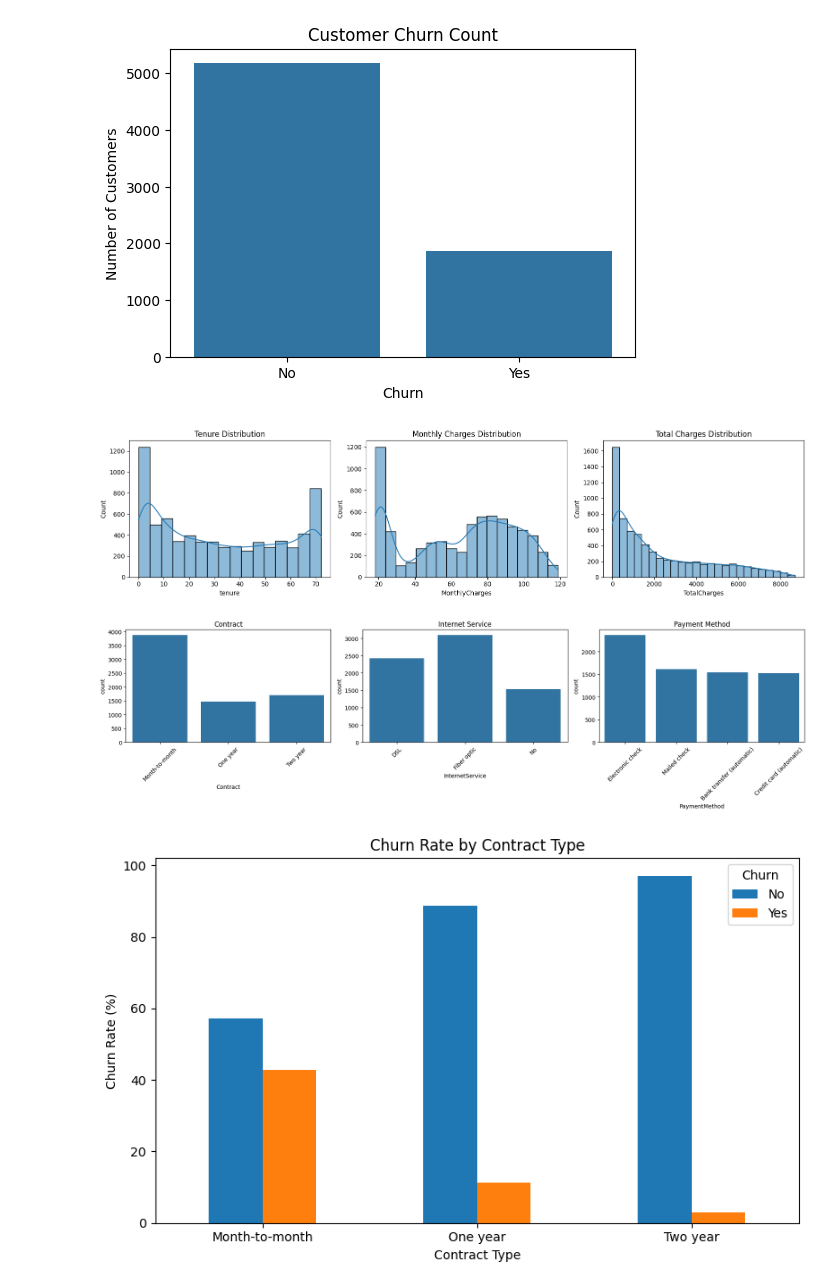
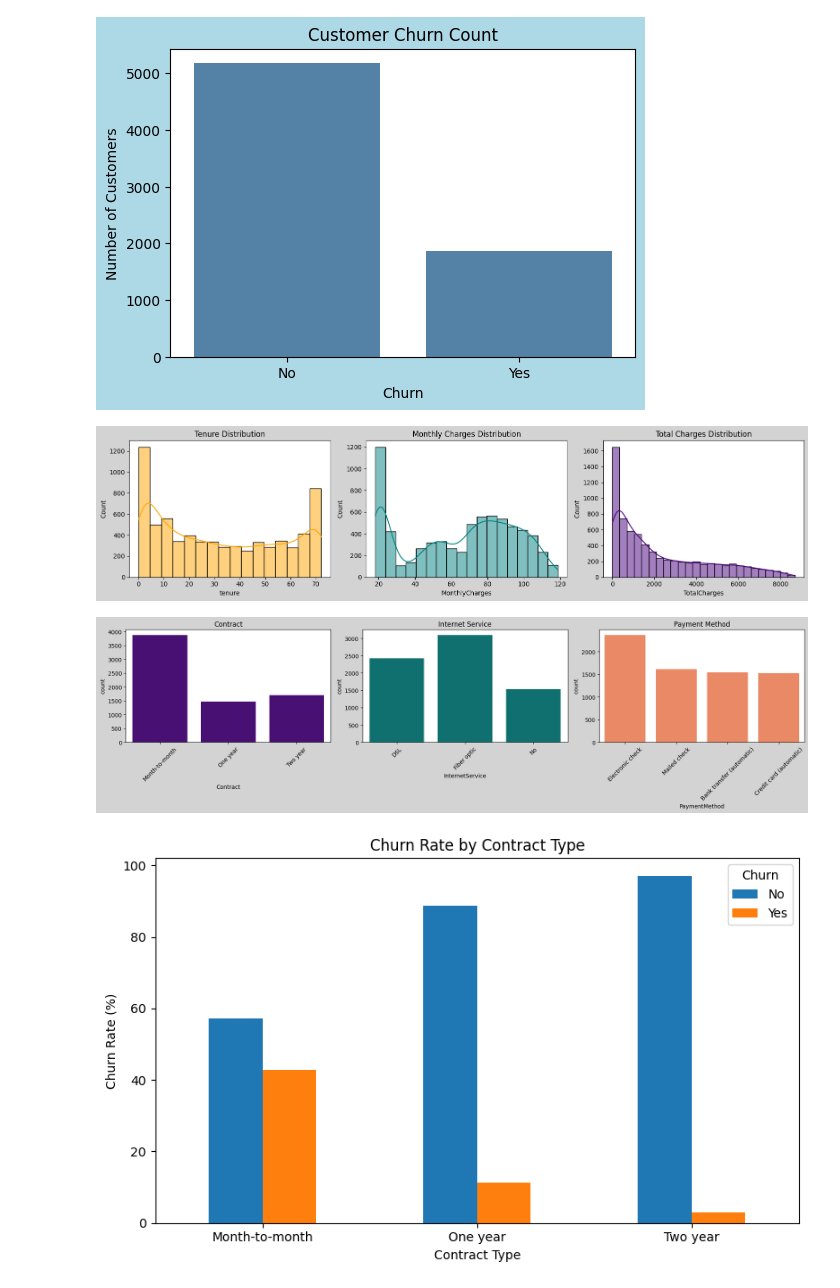
Before and after one commit to zalarahul973-design/Supervised-Learning-practical_Exam-Customer-Churn-Prediction-Multi-Algorithm-Classification-Showdown, a Jupyter notebook: practical.ipynb, the cells around one changed output. Cells and saved outputs as stored; diff of their text form; code cells hidden in the pictures.

```diff
--- a/practical.ipynb
+++ b/practical.ipynb
@@ -91,51 +92,53 @@ Name: proportion, dtype: float64
 # 2.2 Univariate Analysis
 
 # Target variable - Churn
-plt.figure(figsize=(6,4))
-sns.countplot(data=df, x="Churn")
+plt.figure(figsize=(6,4), facecolor="lightblue")
+
+sns.countplot(data=df, x="Churn", color="steelblue")
+
 plt.title("Customer Churn Count")
 plt.xlabel("Churn")
 plt.ylabel("Number of Customers")
 plt.show()
 
 
 # Histograms
-fig, axes = plt.subplots(1, 3, figsize=(16,4))
+fig, axes = plt.subplots(1, 3, figsize=(16,4),facecolor="lightgrey")
 
-sns.histplot(df["tenure"], kde=True, ax=axes[0])
+sns.histplot(df["tenure"], kde=True, ax=axes[0],color="orange")
 axes[0].set_title("Tenure Distribution")
 
-sns.histplot(df["MonthlyCharges"], kde=True, ax=axes[1])
+sns.histplot(df["MonthlyCharges"], kde=True, ax=axes[1],color="Teal")
 axes[1].set_title("Monthly Charges Distribution")
 
-sns.histplot(df["TotalCharges"], kde=True, ax=axes[2])
+sns.histplot(df["TotalCharges"], kde=True, ax=axes[2],color="Indigo")
 axes[2].set_title("Total Charges Distribution")
 
 plt.tight_layout()
 plt.show()
 
 
 # Countplots for categorical features
-fig, axes = plt.subplots(1, 3, figsize=(18,5))
+fig, axes = plt.subplots(1, 3, figsize=(18,5),facecolor="lightgrey")
 
-sns.countplot(data=df, x="Contract", ax=axes[0])
+sns.countplot(data=df, x="Contract", ax=axes[0],color="Indigo")
 axes[0].set_title("Contract")
 
-sns.countplot(data=df, x="InternetService", ax=axes[1])
+sns.countplot(data=df, x="InternetService", ax=axes[1],color="teal")
 axes[1].set_title("Internet Service")
 
-sns.countplot(data=df, x="PaymentMethod", ax=axes[2])
+sns.countplot(data=df, x="PaymentMethod", ax=axes[2],color="coral")
 axes[2].set_title("Payment Method")
 
 for ax in axes:
     ax.tick_params(axis="x", rotation=45)
 
 plt.tight_layout()
 plt.show()
 # %% [output]
-[figure, old version]
+[figure, new version]
-[figure, old version]
+[figure, new version]
-[figure, old version]
+[figure, new version]
 # %%
 # 2.3 Bivariate Analysis
 
```
Also changed, not shown: parts of 10 cells of this notebook.
